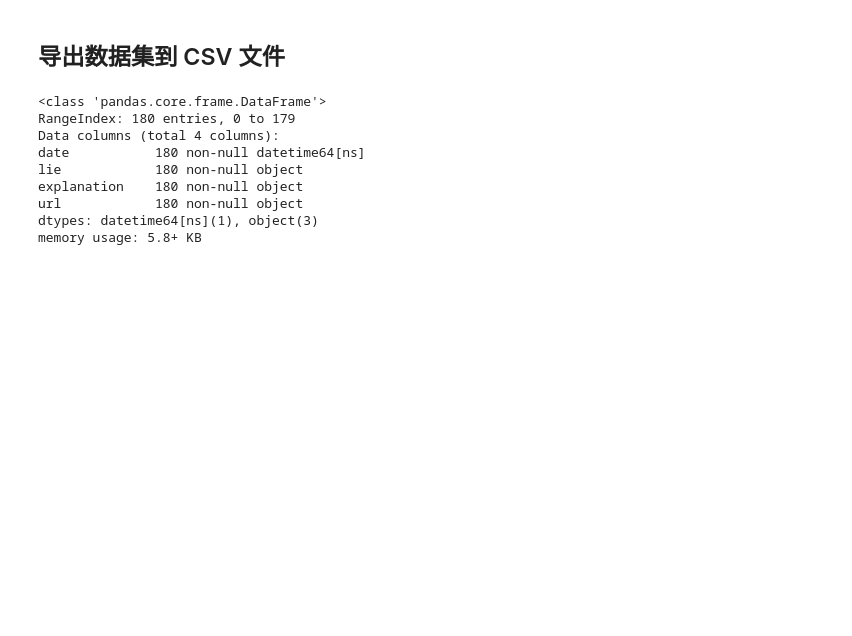
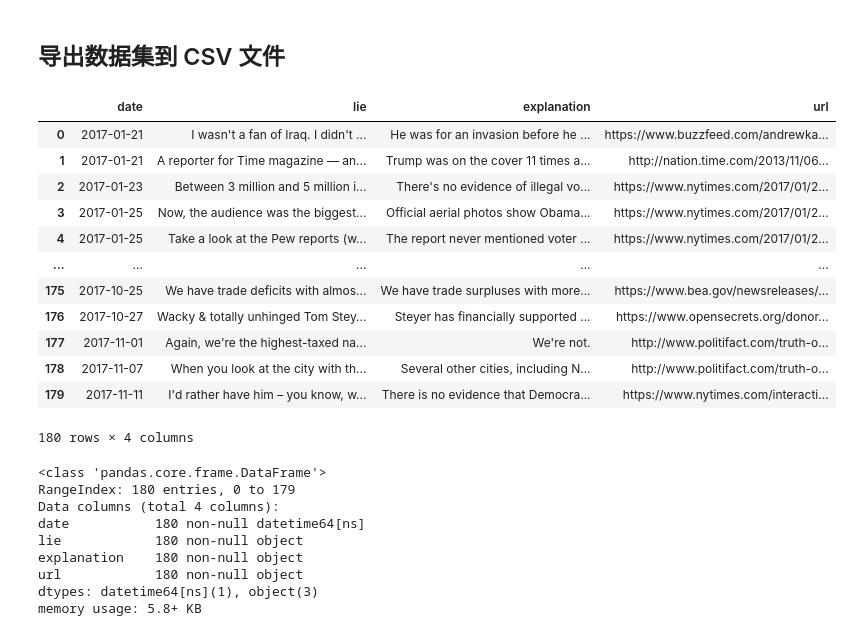
Before and after one commit to imcda/Python-Tutorial-for-Humans, a Jupyter notebook: 005-数据采集-网页抓取/001-见识一下.ipynb, the cells around one changed output. Cells and saved outputs as stored; diff of their text form; code cells hidden in the pictures; blank space fills up the shorter version.

```diff
--- a/005-数据采集-网页抓取/001-见识一下.ipynb
+++ b/005-数据采集-网页抓取/001-见识一下.ipynb
@@ -296,6 +297,21 @@ df.tail()
 df.to_csv('CSVFiles/trump_lies.csv', index=False, encoding='utf-8')
 # %%
 df = pd.read_csv('CSVFiles/trump_lies.csv', parse_dates=['date'], encoding='utf-8')
+df
+# %% [output]
+|  | date | lie | explanation | url |
+| 0 | 2017-01-21 | I wasn't a fan of Iraq. I didn't ... | He was for an invasion before he ... | https://www.buzzfeed.com/andrewka... |
+| 1 | 2017-01-21 | A reporter for Time magazine — an... | Trump was on the cover 11 times a... | http://nation.time.com/2013/11/06... |
+| 2 | 2017-01-23 | Between 3 million and 5 million i... | There's no evidence of illegal vo... | https://www.nytimes.com/2017/01/2... |
+| 3 | 2017-01-25 | Now, the audience was the biggest... | Official aerial photos show Obama... | https://www.nytimes.com/2017/01/2... |
+| 4 | 2017-01-25 | Take a look at the Pew reports (w... | The report never mentioned voter ... | https://www.nytimes.com/2017/01/2... |
+| ... | ... | ... | ... | ... |
+| 175 | 2017-10-25 | We have trade deficits with almos... | We have trade surpluses with more... | https://www.bea.gov/newsreleases/... |
+| 176 | 2017-10-27 | Wacky & totally unhinged Tom Stey... | Steyer has financially supported ... | https://www.opensecrets.org/donor... |
+| 177 | 2017-11-01 | Again, we're the highest-taxed na... | We're not. | http://www.politifact.com/truth-o... |
+| 178 | 2017-11-07 | When you look at the city with th... | Several other cities, including N... | http://www.politifact.com/truth-o... |
+| 179 | 2017-11-11 | I'd rather have him – you know, w... | There is no evidence that Democra... | https://www.nytimes.com/interacti... |
+180 rows × 4 columns
 # %%
 df.info()
 # %% [output]
```
Also changed, not shown: parts of 22 cells of this notebook, 8 other files.
